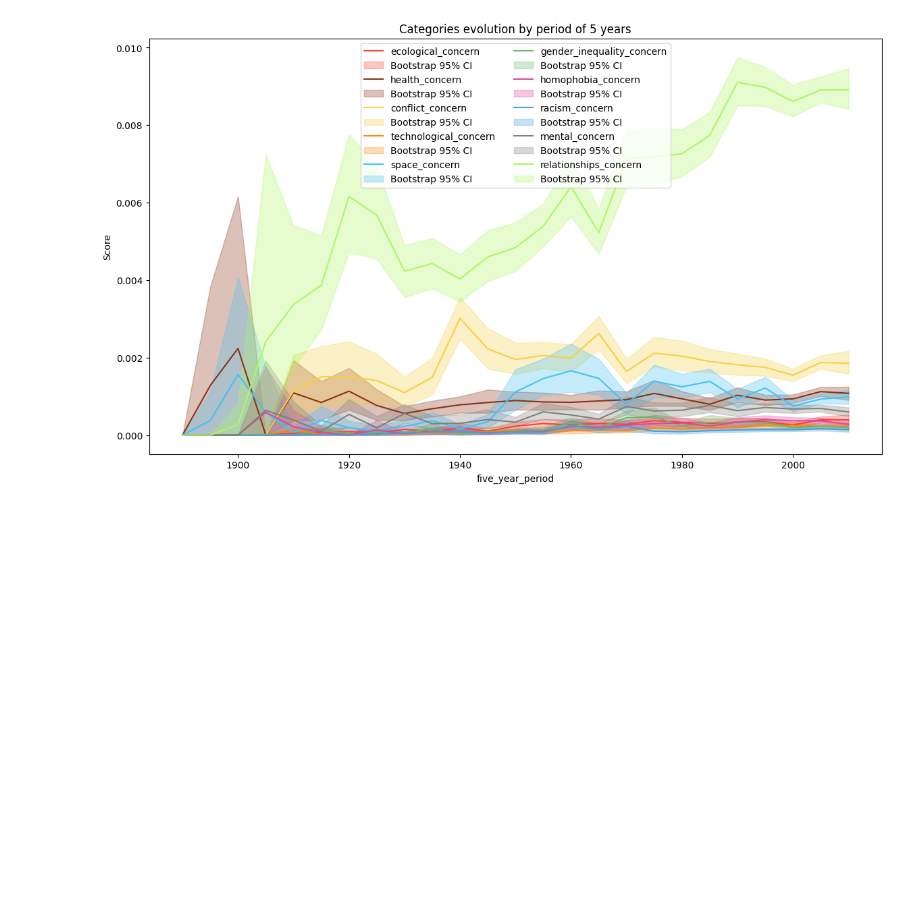
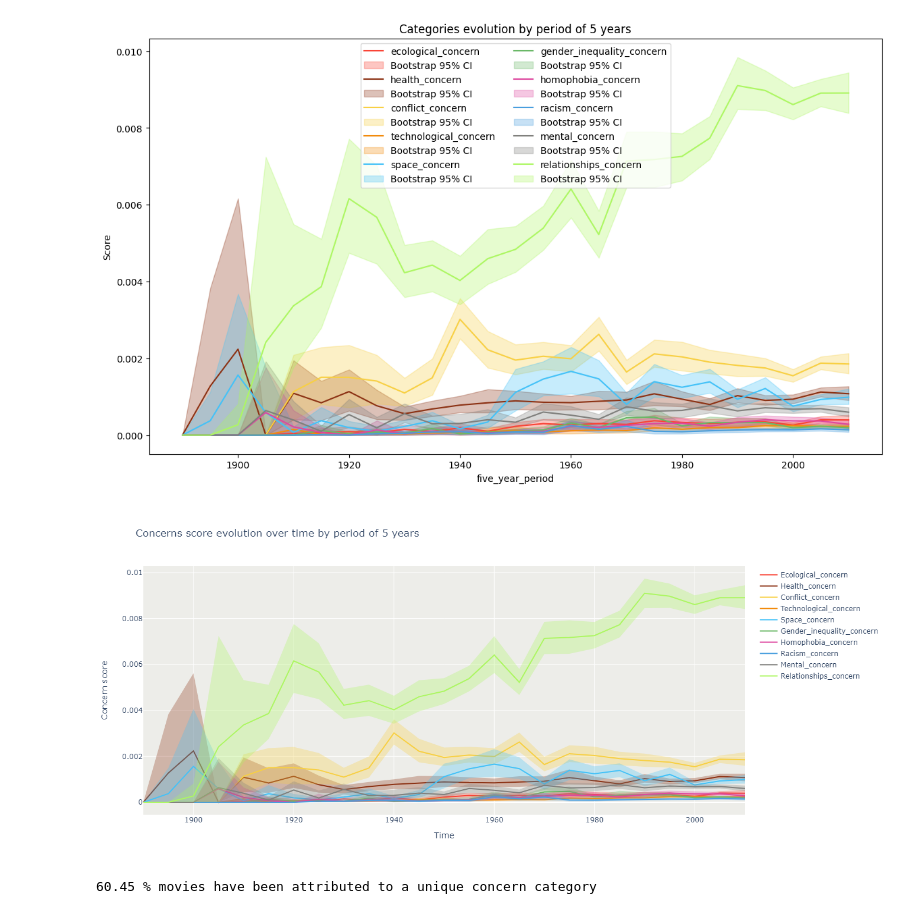
Before and after one commit to salome-baup/ada-2022-project-adaccord, a Jupyter notebook: categoriesConcern.ipynb, the cells around one changed output. Drawn from its saved outputs; the diff is of its cells as text; code cells hidden in the pictures; blank space fills up the shorter version.

```diff
--- a/categoriesConcern.ipynb
+++ b/categoriesConcern.ipynb
@@ -467,0 +430,46 @@ fig = plt.show()
+# %%
+fig = make_subplots()
+x = np.sort(movies_with_year["five_year_period"].unique()).tolist()
+
+for category in categories:
+    # Mean of category score over five year period
+    y = movies_with_year.groupby(["five_year_period"])[category].mean().values
+    # Bootstrap 95% CI
+    y_lower = bootstrap_CIs_5year['Lower_{}'.format(category)]
+    y_upper = bootstrap_CIs_5year['Upper_{}'.format(category)]
+
+    # Trace for mean score
+    trace_mean_score = go.Scatter(  x=x,
+                                    y=y,
+                                    line=dict(color=categories_color_dict[category]),
+                                    mode='lines',
+                                    name=category.capitalize()
+                                 )
+    # Tracce for CI
+    trace_CI = go.Scatter(  x=x+x[::-1],
+                            y=y_upper+y_lower[::-1],
+                            fill='toself',
+                            fillcolor=categories_color_dict[category],
+                            opacity=0.3,
+                            line=dict(color='rgba(255,255,255,0)'),
+                            hoverinfo="skip",
+                            showlegend=False
+                        )
+
+    # Updating figure
+    fig.add_trace(trace_mean_score)
+    fig.add_trace(trace_CI)
+
+fig.update_layout(
+    yaxis_title='Concern score',
+    xaxis_title='Time',
+    title='Concerns score evolution over time by period of 5 years',
+    width=1000,
+    height=600,
+    plot_bgcolor="#edede9",
+    hovermode="x unified"
+)
+fig.show()
+fig.write_html("data/concern_score_time.html")
+# %% [output]
+[figure, added]
@@ -467,0 +479,15 @@ fig = plt.show()
+# %%
+# Giving to a movie the concern category for which it has the highest score
+def find_category(row):
+    unique_categ = np.nan
+    best_score = 0.
+    for i, categ in enumerate(categories):
+        if row[i] > best_score:
+            best_score = row[i]
+            unique_categ = categ
+    return unique_categ
+movies["category"] = movies[categories].apply(lambda row: find_category(row), axis=1)
+
+print("{:.2f} % movies have been attributed to a unique concern category".format(100*(~movies["category"].isnull()).sum()/len(movies)))
+# %% [output]
+60.45 % movies have been attributed to a unique concern category
```
Also changed, not shown: parts of 18 cells of this notebook, 12 other files.
